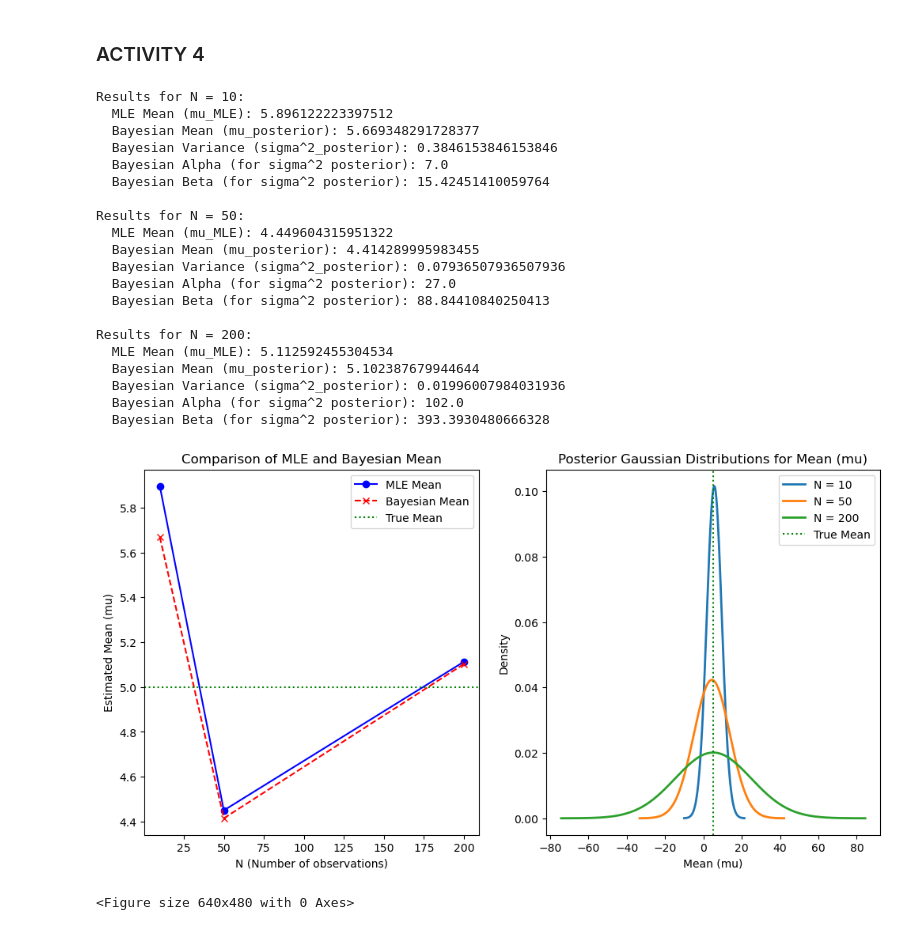
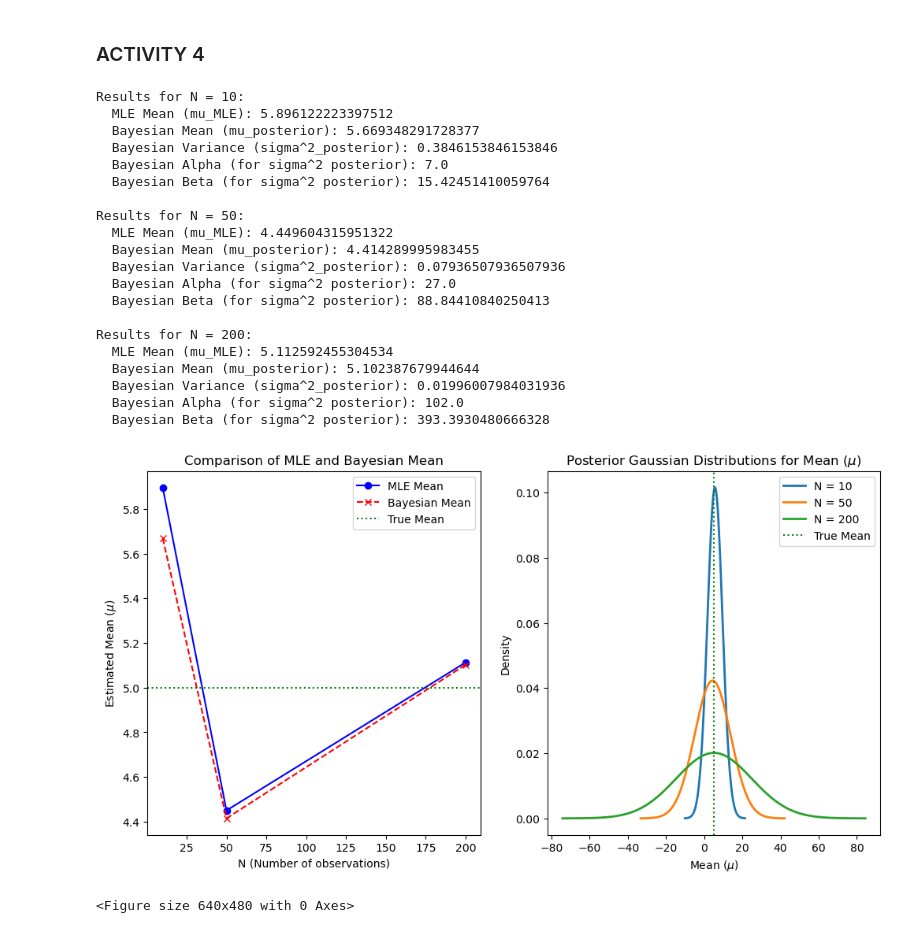
Before and after one commit to AnanyaV15/PHY657, a Jupyter notebook: module2.ipynb, the cells around one changed output. Cells and saved outputs as stored; diff of their text form; code cells hidden in the pictures.

```diff
--- a/module2.ipynb
+++ b/module2.ipynb
@@ -190,10 +190,10 @@ def bayesian_inference_mu(data, mu_0, tau_2, sigma_2):
 # Bayesian Inference for Variance (Inverse Gamma prior for variance)
 def bayesian_inference_sigma2(data, mu, alpha_0, beta_0):
     N = len(data)
-    # Calculate the sum of squared differences from the mean (SSE)
+    # Calculate the sum of squared differences from the mean
     sse = np.sum((data - mu) ** 2)
 
-    # Posterior parameters for the Inverse Gamma distribution
+    # Posterior parameters
     alpha_posterior = alpha_0 + N / 2
     beta_posterior = beta_0 + sse / 2
 
@@ -205,9 +205,9 @@ sigma_true = 2.0     # True standard deviation (known)
 N_values = [10, 50, 200]  # Different sizes of data
 mu_0 = 0.0          # Prior mean for the Bayesian inference
 tau_2 = 10.0        # Prior variance for the Bayesian inference
-sigma_2 = sigma_true**2  # Known variance
+sigma_2 = sigma_true**2  # Known variance: squaring std deviation: don't get confused
 
-# Inverse Gamma prior parameters for Bayesian variance estimation
+# Gamma prior parameters for Bayesian variance estimation
 alpha_0 = 2.0
 beta_0 = 2.0
 
@@ -216,7 +216,7 @@ mle_results = []
 bayesian_mu_results = []
 bayesian_sigma2_results = []
 
-# Run the inference for different values of N (number of data points)
+# Bayesian inference for diff values of N
 for N in N_values:
     # Generate synthetic data for the given N
     data = generate_data(mu_true, sigma_true, N)
@@ -252,7 +252,7 @@ plt.plot(N_values, mle_results, label="MLE Mean", marker='o', linestyle='-', col
 plt.plot(N_values, bayesian_mu_results, label="Bayesian Mean", marker='x', linestyle='--', color='r')
 plt.axhline(mu_true, color='g', linestyle=':', label="True Mean")
 plt.xlabel('N (Number of observations)')
-plt.ylabel('Estimated Mean (mu)')
+plt.ylabel(r'Estimated Mean ($\mu$)')
 plt.title('Comparison of MLE and Bayesian Mean')
 plt.legend()
 
@@ -267,40 +267,39 @@ for i, N in enumerate(N_values):
                     mu_posterior + 4 * np.sqrt(sigma_2_posterior), 1000)
     y = norm.pdf(x, mu_posterior, np.sqrt(sigma_2_posterior))
 
-    # Plot the Gaussian distribution
     plt.plot(x, y, label=f'N = {N}', linestyle='-', linewidth=2)
 
 plt.axvline(mu_true, color='g', linestyle=':', label="True Mean")
-plt.xlabel('Mean (mu)')
+plt.xlabel(r'Mean ($\mu$)')
 plt.ylabel('Density')
-plt.title('Posterior Gaussian Distributions for Mean (mu)')
+plt.title(r'Posterior Gaussian Distributions for Mean ($\mu$)')
 plt.legend()
 plt.show()
 
 plt.tight_layout()
 plt.show()
 # %% [output]
 Results for N = 10:
   MLE Mean (mu_MLE): 5.896122223397512
   Bayesian Mean (mu_posterior): 5.669348291728377
   Bayesian Variance (sigma^2_posterior): 0.3846153846153846
   Bayesian Alpha (for sigma^2 posterior): 7.0
   Bayesian Beta (for sigma^2 posterior): 15.42451410059764
 
 Results for N = 50:
   MLE Mean (mu_MLE): 4.449604315951322
   Bayesian Mean (mu_posterior): 4.414289995983455
   Bayesian Variance (sigma^2_posterior): 0.07936507936507936
   Bayesian Alpha (for sigma^2 posterior): 27.0
   Bayesian Beta (for sigma^2 posterior): 88.84410840250413
 
 Results for N = 200:
   MLE Mean (mu_MLE): 5.112592455304534
   Bayesian Mean (mu_posterior): 5.102387679944644
   Bayesian Variance (sigma^2_posterior): 0.01996007984031936
   Bayesian Alpha (for sigma^2 posterior): 102.0
   Bayesian Beta (for sigma^2 posterior): 393.3930480666328
-[figure, old version]
+[figure, new version]
 <Figure size 640x480 with 0 Axes>
 # %%
 # Plot comparison of Bayesian variance estimates
```
Also changed, not shown: parts of 1 cell of this notebook.
